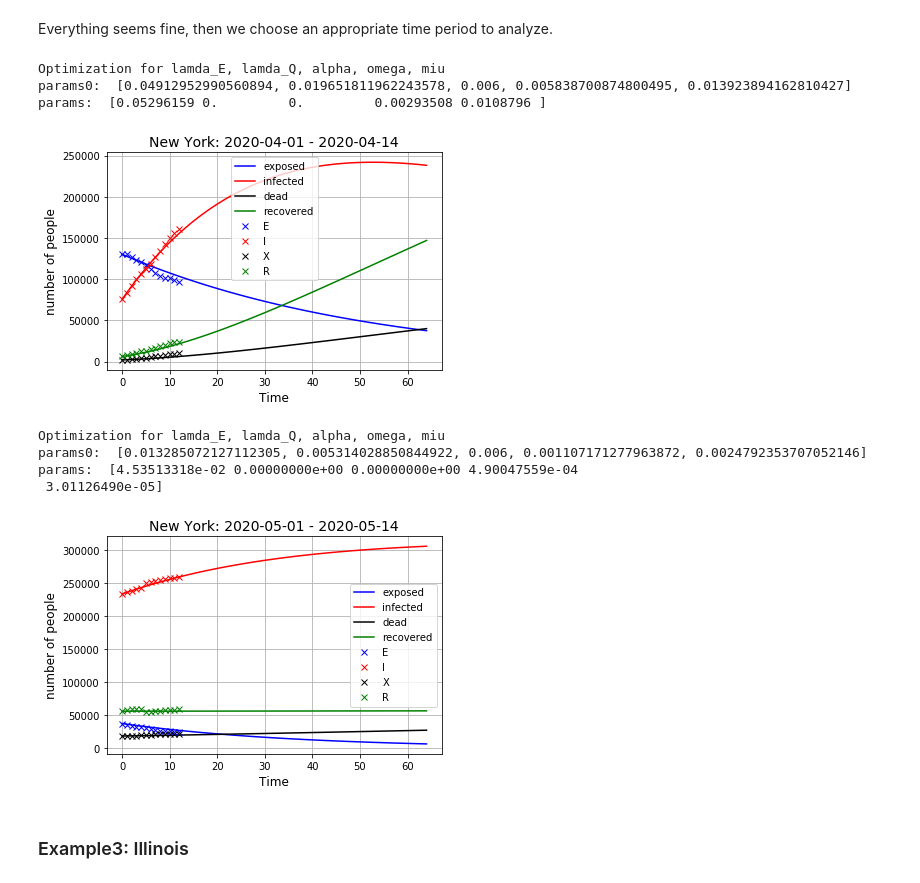
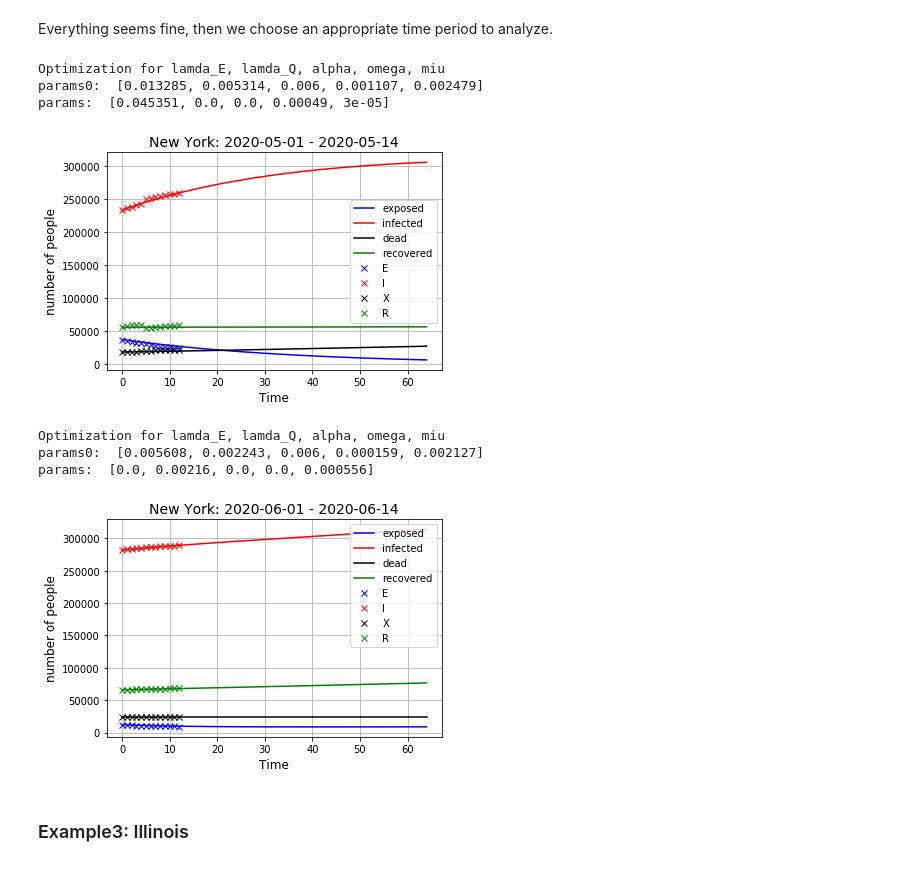
Before and after one commit to Xinyi-Lai/Covid19PolicyHelper, a Jupyter notebook: Covid19 PolicyHelper.ipynb, the cells around one changed output. Drawn from its saved outputs; the diff is of its cells as text; code cells hidden in the pictures.

```diff
--- a/Covid19 PolicyHelper.ipynb
+++ b/Covid19 PolicyHelper.ipynb
@@ -13,7 +19,7 @@ We are only interested in the state-level data in United States. To save time fr
 # %%
 df = pd.read_csv("datasets/timeseries.csv")
 df_US = df[(df["country"]=="United States") & (df["level"]=="state")]
-df_US = df_US[["state", "population", "cases", "deaths", "recovered", "active", "tested", "hospitalized", "date"]]
+df_US = df_US[["state", "population", "cases", "deaths", "recovered", "tested", "hospitalized", "date"]]
 # %%
 states = np.unique(df_US["state"])
 for state in states:
@@ -57,5 +84,5 @@ def chooseState(state):
 # %%
-state = "California"
+state = "New York"
 df_state = chooseState(state)
 df_state.sample(5).sort_values("date")
 # %% [output]
@@ -132,7 +161,7 @@ E(t) = I(t+14) - I(t),~ S = N - E - I - R - X,\\
 k = 1 - avg(\frac{\Delta hospitalized}{\Delta test\_pos})
 $
 # %%
-### run SEIR model on sample
+### run SEIR model on sample data
 
 def SEIR():
 
@@ -209,6 +238,8 @@ def SEIR():
     params0 = (1.5*lamda0, 0.6*lamda0, alpha0, omega0, miu0) # lamda_E, lamda_Q, alpha, omega, miu
     ret = spo.minimize(MSE, params0, bounds=[(0,1), (0,1), (0,1), (0,1), (0,1)])
     params = ret.x
+    params0 = [round(i,6) for i in params0]
+    params = [round(i,6) for i in params]
     print("Optimization for lamda_E, lamda_Q, alpha, omega, miu")
     print("params0: ", params0)
     print("params: ", params)
@@ -238,3 +269,5 @@ def SEIR():
     ax1.legend(loc=0)
     plt.title(state + ": " + str(start_date) + " - " + str(end_date), fontsize = 14)
     plt.show();
+
+    return params
@@ -292,24 +321,23 @@ Suggest choosing start date after 2020-03-27
 # %% [markdown]
 Everything seems fine, then we choose an appropriate time period to analyze.
 # %%
-start_date, end_date = "2020-04-01", "2020-04-14"
+start_date, end_date = "2020-05-01", "2020-05-14"
 sample, sample_future = chooseTime(df_state, start_date, end_date)
-SEIR()
+params = SEIR()
 # %% [output]
 Optimization for lamda_E, lamda_Q, alpha, omega, miu
-params0:  [0.04912952990560894, 0.019651811962243578, 0.006, 0.005838700874800495, 0.013923894162810427]
-params:  [0.05296159 0.         0.         0.00293508 0.0108796 ]
+params0:  [0.013285, 0.005314, 0.006, 0.001107, 0.002479]
+params:  [0.045351, 0.0, 0.0, 0.00049, 3e-05]
-[figure, old version]
+[figure, new version]
 # %%
-start_date, end_date = "2020-05-01", "2020-05-14"
+start_date, end_date = "2020-06-01", "2020-06-14"
 sample, sample_future = chooseTime(df_state, start_date, end_date)
-SEIR()
+params = SEIR()
 # %% [output]
 Optimization for lamda_E, lamda_Q, alpha, omega, miu
-params0:  [0.013285072127112305, 0.005314028850844922, 0.006, 0.001107171277963872, 0.0024792353707052146]
-params:  [4.53513318e-02 0.00000000e+00 0.00000000e+00 4.90047559e-04
- 3.01126490e-05]
+params0:  [0.005608, 0.002243, 0.006, 0.000159, 0.002127]
+params:  [0.0, 0.00216, 0.0, 0.0, 0.000556]
-[figure, old version]
+[figure, new version]
 # %% [markdown]
 ### Example3: Illinois
 # %%
```
Also changed, not shown: parts of 15 cells of this notebook, 57 other files.
